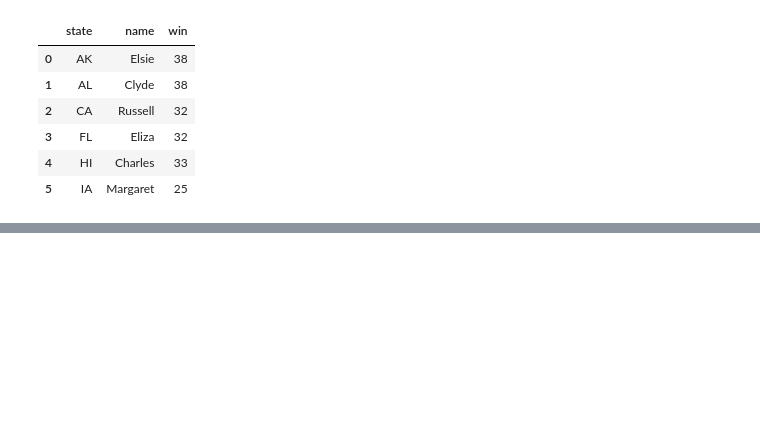
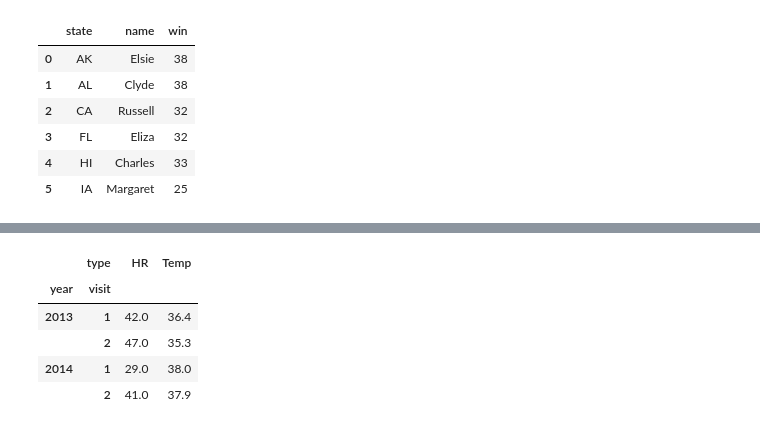
Before and after one commit to jrj8819/python-programming-class, a Jupyter notebook: ML_lesson3.ipynb, the cells around one changed output, grey strips where cells are left out. Cells and saved outputs as stored; diff of their text form; code cells hidden in the pictures; blank space fills up the shorter version.

```diff
--- a/ML_lesson3.ipynb
+++ b/ML_lesson3.ipynb
@@ -733,0 +982,9 @@ quiz3
+# %%
+health_data['Bob']
+# %% [output]
+|  | type | HR | Temp |
+| year | visit |  |  |
+| 2013 | 1 | 42.0 | 36.4 |
+|  | 2 | 47.0 | 35.3 |
+| 2014 | 1 | 29.0 | 38.0 |
+|  | 2 | 41.0 | 37.9 |
```
Also changed, not shown: parts of 56 cells of this notebook, 3 other files.
